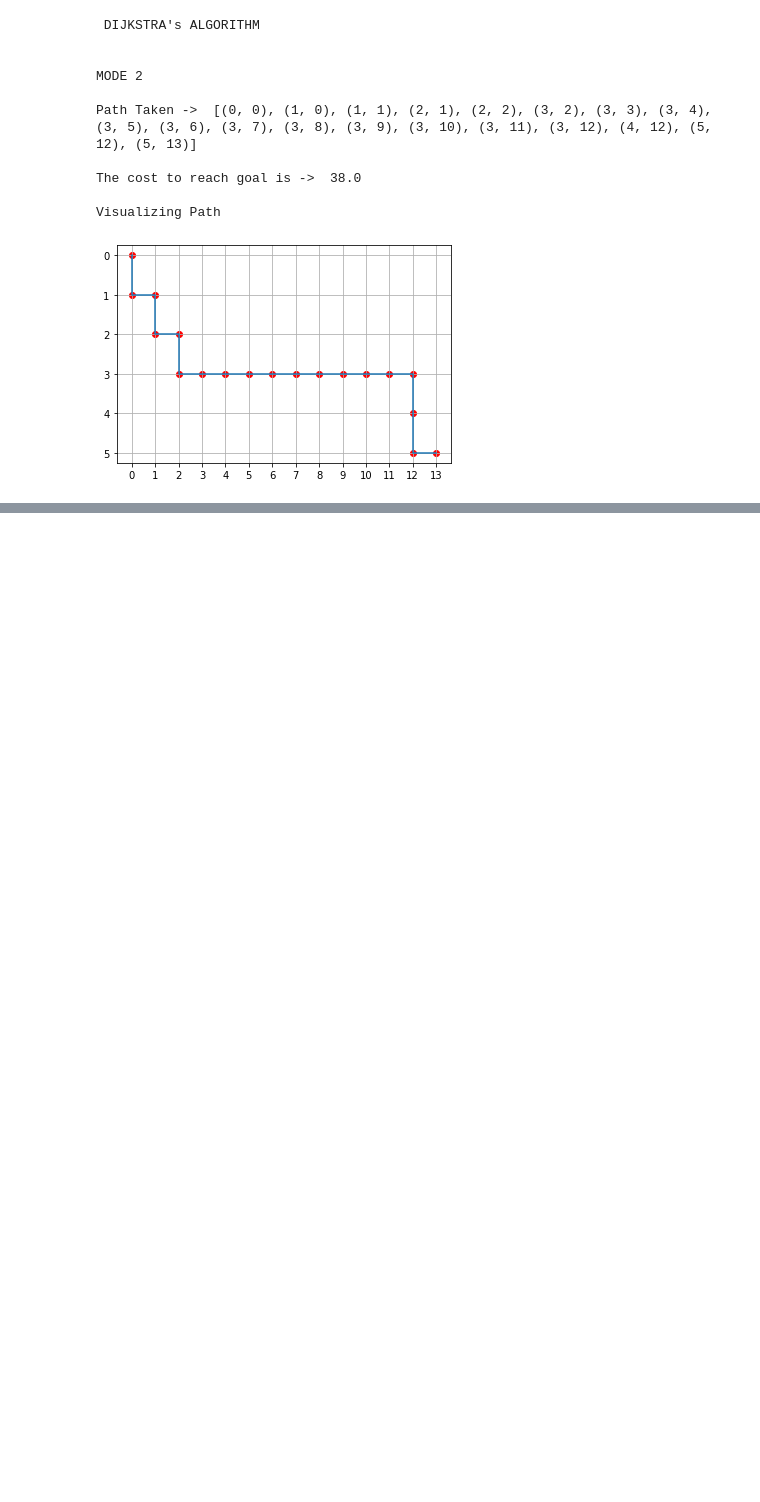
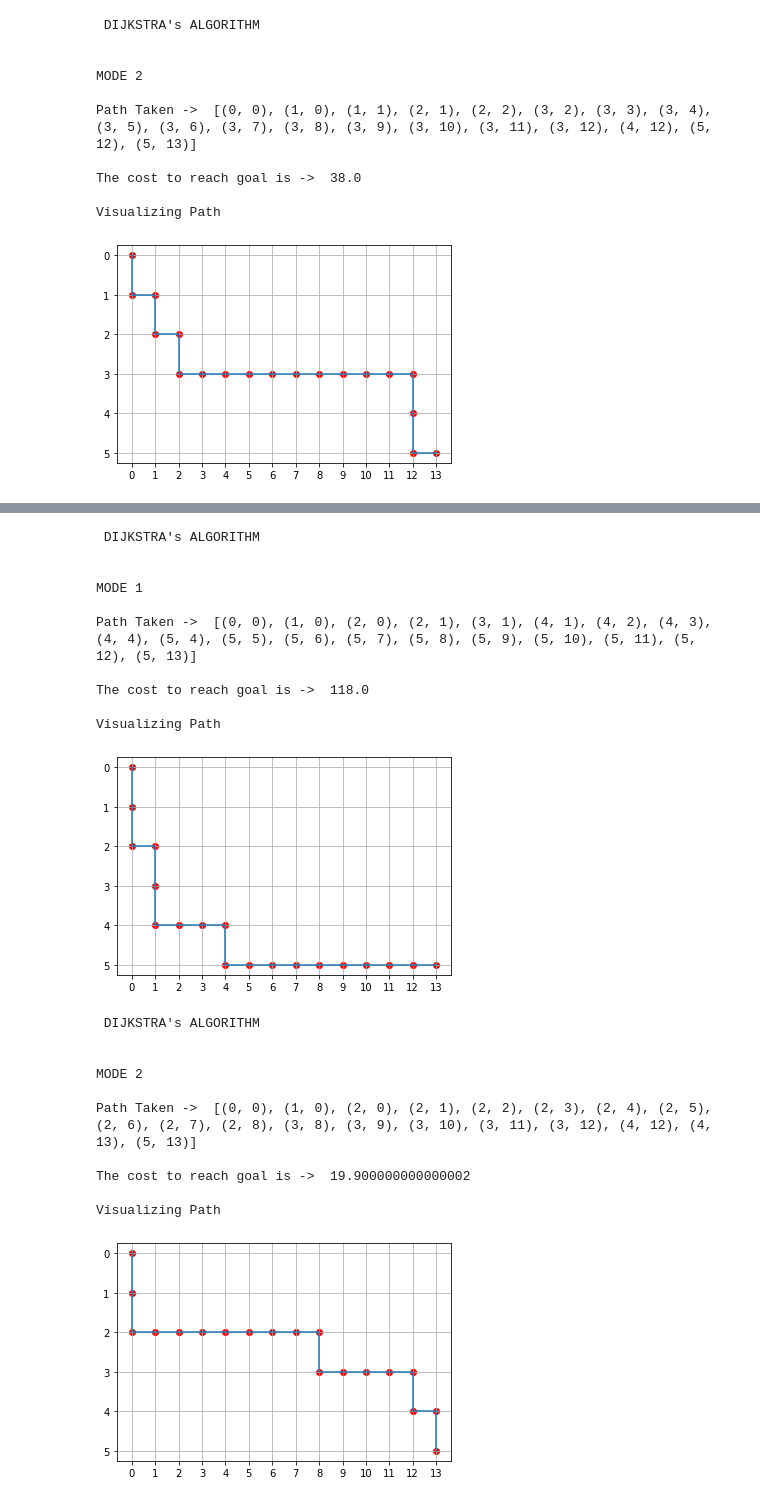
Before and after one commit to faisalm14/702-Task1, a Jupyter notebook: 702 TASK 1.ipynb, the cells around one changed output, grey strips where cells are left out. Saved outputs shown, nothing was run; the diff lists cells and outputs as text; code cells hidden in the pictures; blank space fills up the shorter version.

```diff
--- a/702 TASK 1.ipynb
+++ b/702 TASK 1.ipynb
@@ -403,0 +476,37 @@ Visualizing Path
+# %%
+#mode = True for Game mode 1; = False for Game mode 2
+prevloc, path3, cost = dij.shortpath(grid, True)
+print("\n DIJKSTRA's ALGORITHM\n\n\nMODE 1\n\nPath Taken -> ", path)
+print("\nThe cost to reach goal is -> ", cost3)
+print("\nVisualizing Path \n")
+plot_path(path)
+#print(prevloc)
+
+prevloc, path, cost4 = dij.shortpath(grid, False)
+print("\n DIJKSTRA's ALGORITHM\n\n\nMODE 2\n\nPath Taken -> ", path)
+print("\nThe cost to reach goal is -> ", cost4)
+print("\nVisualizing Path \n")
+plot_path(path)
+# %% [output]
+ DIJKSTRA's ALGORITHM
+
+
+MODE 1
+
+Path Taken ->  [(0, 0), (1, 0), (2, 0), (2, 1), (3, 1), (4, 1), (4, 2), (4, 3), (4, 4), (5, 4), (5, 5), (5, 6), (5, 7), (5, 8), (5, 9), (5, 10), (5, 11), (5, 12), (5, 13)]
+
+The cost to reach goal is ->  118.0
+
+Visualizing Path
+[figure, added]
+ DIJKSTRA's ALGORITHM
+
+
+MODE 2
+
+Path Taken ->  [(0, 0), (1, 0), (2, 0), (2, 1), (2, 2), (2, 3), (2, 4), (2, 5), (2, 6), (2, 7), (2, 8), (3, 8), (3, 9), (3, 10), (3, 11), (3, 12), (4, 12), (4, 13), (5, 13)]
+
+The cost to reach goal is ->  19.900000000000002
+
+Visualizing Path
+[figure, added]
```
Also changed, not shown: parts of 22 cells of this notebook.
